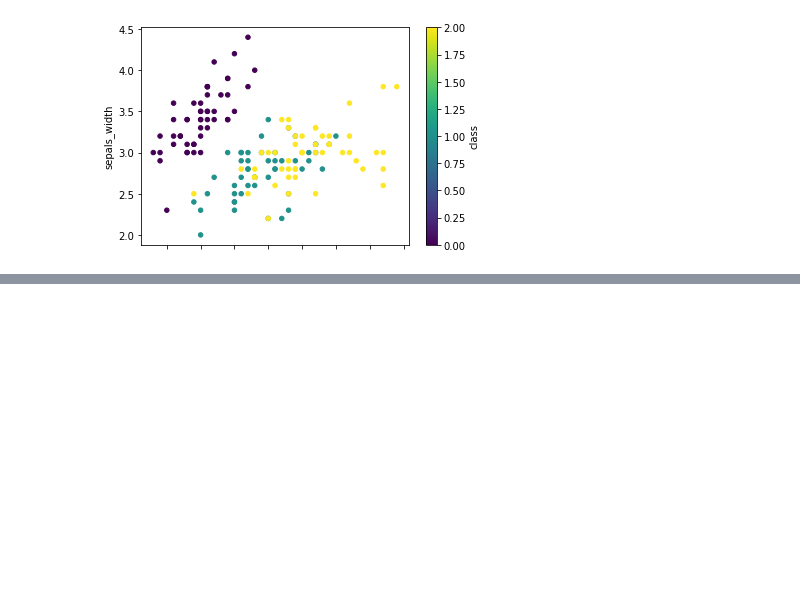
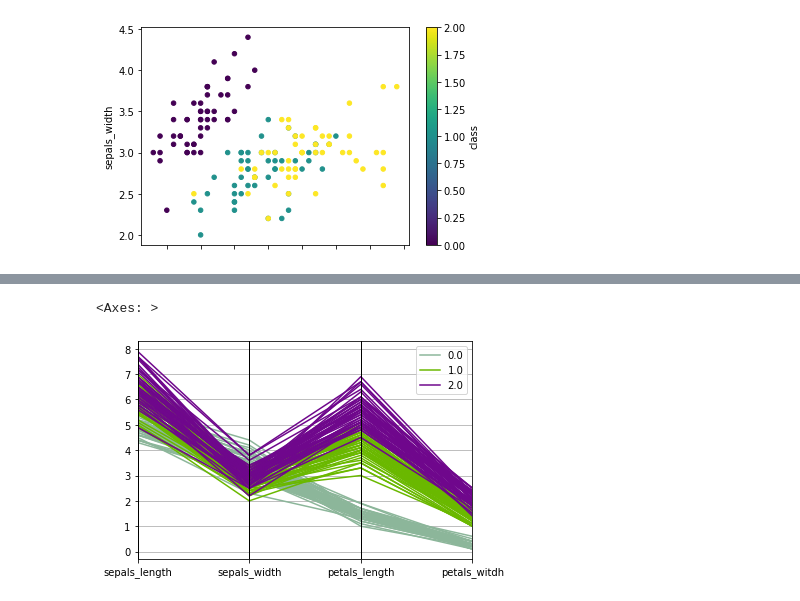
Before and after one commit to chunming1022/Data-Mining, a Jupyter notebook: 21051907_陈浩明_第一次上机.ipynb, the cells around one changed output, grey strips where cells are left out. Drawn from its saved outputs; the diff is of its cells as text; code cells hidden in the pictures; blank space fills up the shorter version.

```diff
--- a/21051907_陈浩明_第一次上机.ipynb
+++ b/21051907_陈浩明_第一次上机.ipynb
@@ -53,0 +59,6 @@ df.plot.box()
+# %%
+#平行坐标
+pd.plotting.parallel_coordinates(df,'class')
+# %% [output]
+<Axes: >
+[figure, added]
```
Also changed, not shown: parts of 7 cells of this notebook.
